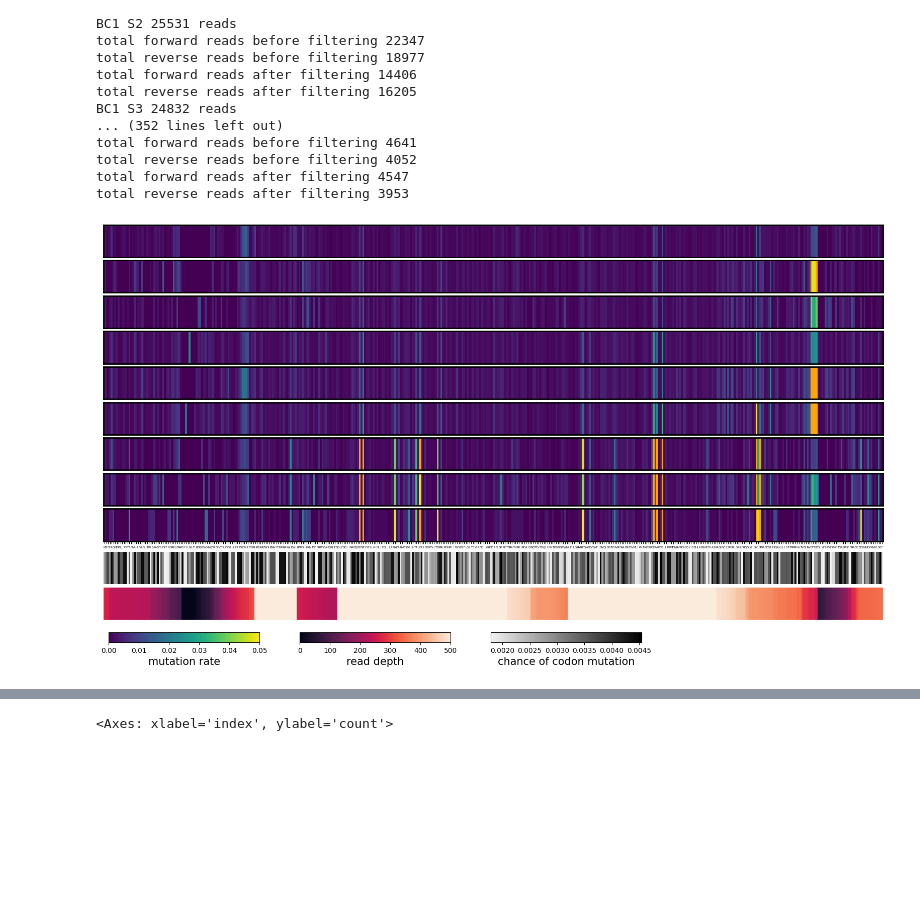
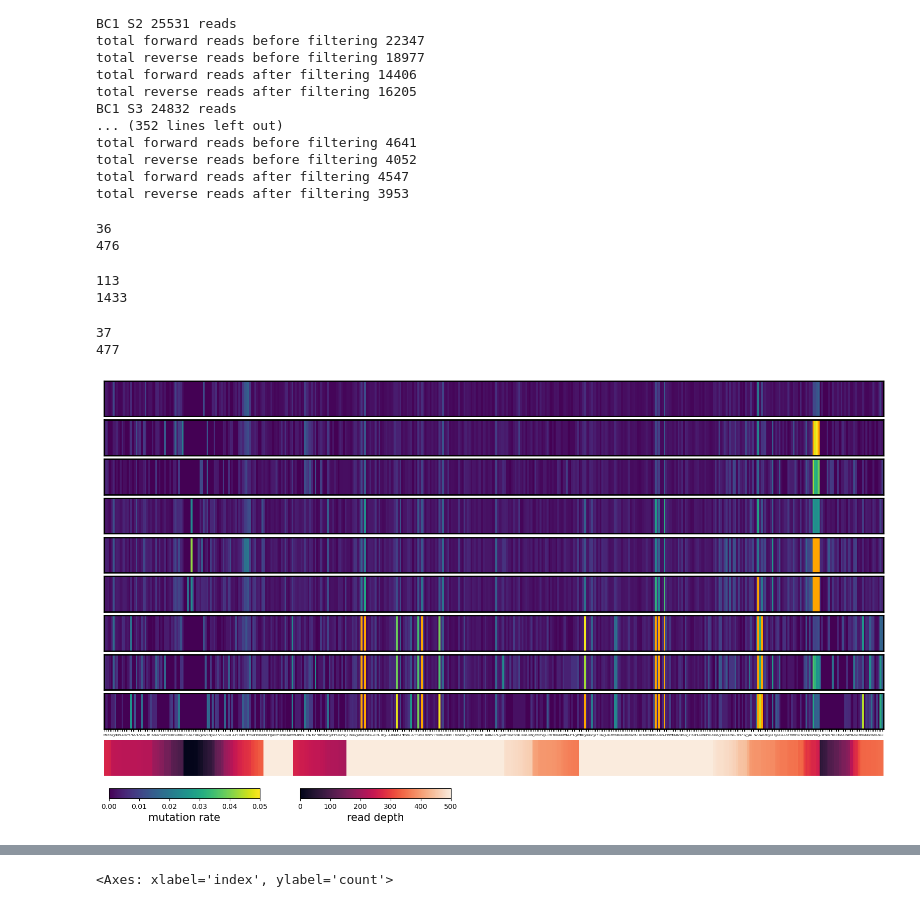
Before and after one commit to AliceHovsepyan/pogo_pance_draft, a Jupyter notebook: DMS_analysis_combine_all_datasets.ipynb, the cells around one changed output, grey strips where cells are left out. Cells and saved outputs as stored; diff of their text form; code cells hidden in the pictures; blank space fills up the shorter version.

```diff
--- a/DMS_analysis_combine_all_datasets.ipynb
+++ b/DMS_analysis_combine_all_datasets.ipynb
@@ -409,3 +438,42 @@ for sample,sample_sec_names in sample_section.items():
+# %%
+sample_section = {}
+for sample in samples:
+    sample_section[sample] = [sample + "_"+Section for Section in Sections]
+
+AraC_start_pos = "ATGTCCGAGGAAGCGCAGAACGATC"
+AraC_end_pos = "GTGGCGGTGAAACTGAGCGGGTAA"
+
+all_enrichments = calc_enrichment_for_all(read_dict=all_reads, ref_gene=R5_Pool_seq, data_type = "AA")
+combined_enrichments_per_cycle = combine_enrichment_per_cycle(all_enrichments_dict=all_enrichments, sample_section_names=sample_section, ref_seq=R5_Pool_AA, cut_start_at=AraC_start_pos, cut_end_after=AraC_end_pos, data_type="AA")
+# %% [output]
+36
+476
+# %%
+sample_section = {}
+for sample in samples:
+    sample_section[sample] = [sample + "_"+Section for Section in Sections]
+
+AraC_start_pos = "ATGTCCGAGGAAGCGCAGAACGATC"
+AraC_end_pos = "GTGGCGGTGAAACTGAGCGGGTAA"
+
+all_DNA_enrichments = calc_enrichment_for_all(read_dict=all_reads, ref_gene=R5_Pool_seq, data_type = "DNA")
+combined_DNA_enrichments_per_cycle = combine_enrichment_per_cycle(all_enrichments_dict=all_DNA_enrichments, sample_section_names=sample_section, ref_seq=R5_Pool_seq, cut_start_at=AraC_start_pos, cut_end_after=AraC_end_pos, data_type="DNA")
+# %% [output]
+113
+1433
+# %%
+sample_section = {}
+for sample in samples:
+    sample_section[sample] = [sample + "_"+Section for Section in Sections]
+
+AraC_start_pos = "ATGTCCGAGGAAGCGCAGAACGATC"
+AraC_end_pos = "GTGGCGGTGAAACTGAGCGGGTAA"
+
+all_Codon_enrichments = calc_enrichment_for_all(read_dict=all_reads, ref_gene=R5_Pool_seq, data_type = "Codons")
+combined_Codon_enrichments_per_cycle = combine_enrichment_per_cycle(all_enrichments_dict=all_Codon_enrichments, sample_section_names=sample_section, ref_seq=R5_Pool_seq[2:], cut_start_at=AraC_start_pos, cut_end_after=AraC_end_pos, data_type="Codons")
+# %% [output]
+37
+477
 # %%
 
 cov_filter_treshold = 50
@@ -414,7 +482,7 @@ mut_rate_filter_treshold = 0.03
 high_mut_positions = []
 low_cov_positions = []
 
-for cycles, sample_data in combined_AA_enrichments_cycles.items():
+for cycles, sample_data in combined_Codon_enrichments_per_cycle.items():
     variant_relative_freq = pd.DataFrame(sample_data["mut_enrichment"][1].sum(axis=0)).T
 
     coverages = sample_data["coverage"]
@@ -443,7 +511,8 @@ def plot_enrichmenet_from_comb_Dfs( enrichment_df_dict,
                                     ref_annot = None,
                                     return_df = True,
                                     FigFolder = None,
-                                    figsize = (20,10)):
+                                    figsize = (20,10),
+                                    data_type = "AA"):
 
     if return_df:
         combined_df = pd.DataFrame(index = (enrichment_df_dict.keys()), columns = list(range(len(ref))), data = 0, dtype = np.float64)
@@ -563,9 +632,9 @@ def plot_enrichmenet_from_comb_Dfs( enrichment_df_dict,
                 combined_df.columns = [ref_annot[i] for i in show_only_pos]
         return combined_df
 # %%
-FigFolder = os.path.join(os.getcwd(), "output/PACE/final_plots/")
-enrichment_values =plot_enrichmenet_from_comb_Dfs(enrichment_df_dict= combined_AA_enrichments_cycles,ref = R5_Pool_AA[AraC_AA_start_pos:AraC_AA_end_pos],show_only_pos=None,bias_per_pos=chance_of_mut_codon_pos, ref_annot=R5_Pool_AA_annot[AraC_AA_start_pos:AraC_end_pos], plt_titles=plt_titles, FigFolder=FigFolder, vmax = 0.05, combine_mut_rates=True, return_df=False)# figsize =(10,10)
+FigFolder = None#os.path.join(os.getcwd(), "output/PACE/final_plots/")
+enrichment_values =plot_enrichmenet_from_comb_Dfs(enrichment_df_dict= combined_Codon_enrichments_per_cycle,ref = AraC_LOV2_prot,show_only_pos=None,bias_per_pos=None, ref_annot=None, plt_titles=plt_titles, FigFolder=FigFolder, vmax = 0.05, combine_mut_rates=True, return_df=False)# figsize =(10,10)
 # %% [output]
-[figure, old version]
+[figure, new version]
 # %%
 FigFolder = os.path.join(os.getcwd(), "output/PACE/final_plots/")
```
Also changed, not shown: parts of 18 cells of this notebook.
